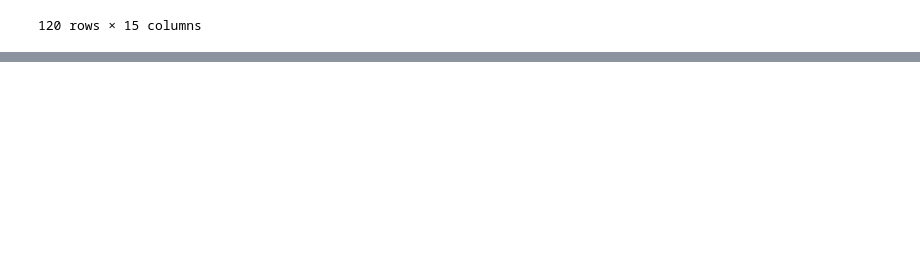
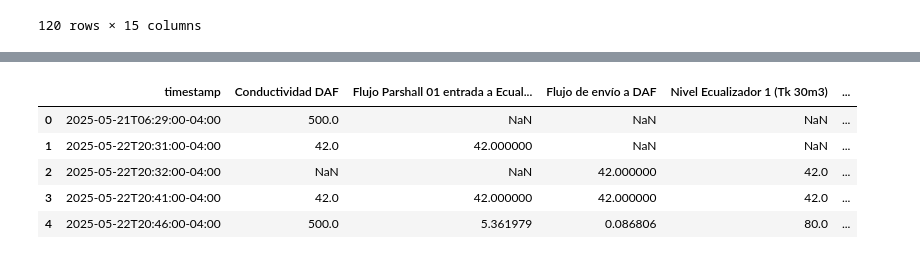
Before and after one commit to fchiapped/Proyecto-Grado, a Jupyter notebook: timeseries-labeler-main/timeseries-labeler-main/时间轴预先处理.ipynb, the cells around one changed output, grey strips where cells are left out. Drawn from its saved outputs; the diff is of its cells as text; code cells hidden in the pictures; blank space fills up the shorter version.

```diff
--- a/timeseries-labeler-main/timeseries-labeler-main/时间轴预先处理.ipynb
+++ b/timeseries-labeler-main/timeseries-labeler-main/时间轴预先处理.ipynb
@@ -307,0 +384,11 @@ NearestNeighbors does not accept missing values encoded as NaN natively. For sup
+# %%
+
+df1['manual_etiqueta'] = df1['timestamp'].isin(df_manual1['timestamp'])
+df1.head()
+# %% [output]
+|  | timestamp | Conductividad DAF | Flujo Parshall 01 entrada a Ecual... | Flujo de envío a DAF | Nivel Ecualizador 1 (Tk 30m3) | ... |
+| 0 | 2025-05-21T06:29:00-04:00 | 500.0 | NaN | NaN | NaN | ... |
+| 1 | 2025-05-22T20:31:00-04:00 | 42.0 | 42.000000 | NaN | NaN | ... |
+| 2 | 2025-05-22T20:32:00-04:00 | NaN | NaN | 42.000000 | 42.0 | ... |
+| 3 | 2025-05-22T20:41:00-04:00 | 42.0 | 42.000000 | 42.000000 | 42.0 | ... |
+| 4 | 2025-05-22T20:46:00-04:00 | 500.0 | 5.361979 | 0.086806 | 80.0 | ... |
```
Also changed, not shown: parts of 18 cells of this notebook, 2 other files.
